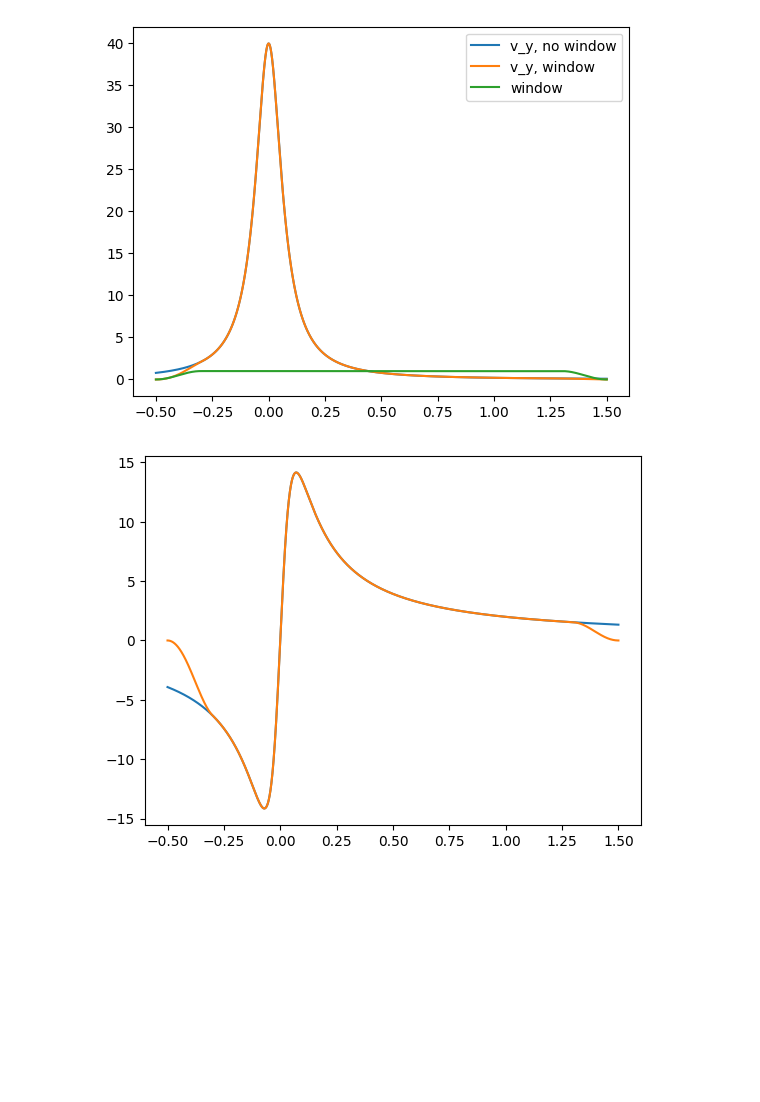
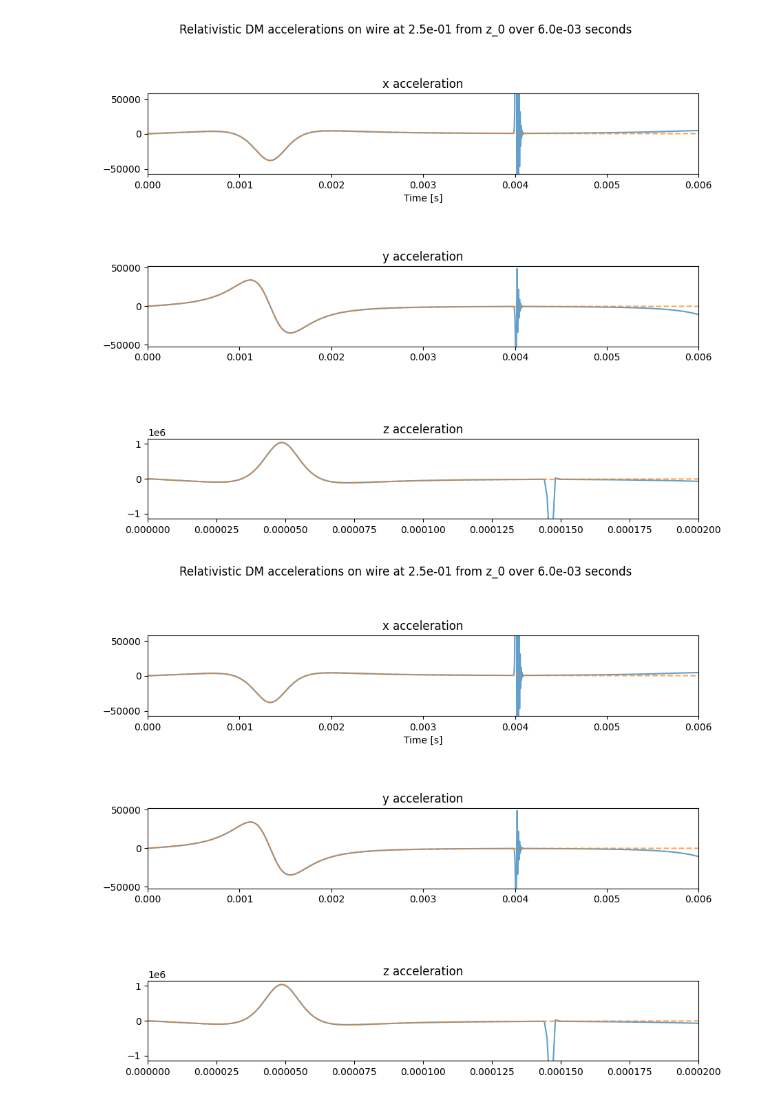
Before and after one commit to tbelvin2000/Phys499code, a Jupyter notebook: GraphSolveAndFuncs.ipynb, the cells around one changed output. Cells and saved outputs as stored; diff of their text form; code cells hidden in the pictures; blank space fills up the shorter version.

Commit message:
Finished CoordinatePlot, added another figure, finished report

```diff
--- a/GraphSolveAndFuncs.ipynb
+++ b/GraphSolveAndFuncs.ipynb
@@ -205,19 +205,19 @@ def graph_func(t_vals, x_acc, y_acc, z_acc, z_t):
     ax1.set_ylim(-x_max, x_max)
     ax1.set_xlim(t0, tf)
     ax1.set_title('x acceleration')
-    ax1.set_ylabel(f'[m / s^2 * (GM/v_p = {small:.2e})^-1]')
+    # ax1.set_ylabel(f'[m / s^2 * (GM/v_p = {small:.2e})^-1]')
 
     ax2.set_ylim(-y_max, y_max)
     ax2.set_xlim(t0, tf)
     ax2.set_title('y acceleration')
-    ax2.set_ylabel(f'[m/s^2 * (GM/v_p = {small:.2e})^-1]')
+    # ax2.set_ylabel(f'[m/s^2 * (GM/v_p = {small:.2e})^-1]')
 
     ax3.set_ylim(-z_max, z_max)
     ax3.set_xlim(t0, z_t_max)
     ax3.set_title('z acceleration')
-    ax3.set_ylabel(f'[m/s^2 * (GM/v_p = {small:.2e})^-1]')
+    # ax3.set_ylabel(f'[m/s^2 * (GM/v_p = {small:.2e})^-1]')
 
-    fig1.text(0.5,-.1, s = f"Wire Properties: {wire_props}\nImpact Properties: {impact_props}", ha='center')
+    # fig1.text(0.5,-.1, s = f"Wire Properties: {wire_props}\nImpact Properties: {impact_props}", ha='center')
     fig1.suptitle(f'{title_label} accelerations on wire at {zwire[z_t]:.1e} from z_0 over {tf:.1e} seconds')
     fig1.tight_layout()
     fig1.set_figwidth(10)
@@ -306,12 +304,13 @@ z_celerations = np.array([accell(t, sol) for t in t_range]).transpose()
 # %%
 # y axes wave
 v_y = v_0 * (b * sinphi - zwire * costheta * sintheta * cosphi)
-figy, axy = plt.subplots()
-axy.plot(zwire, v_y, label='v_y, no window')
-v_y = v_y * window
-axy.plot(zwire, v_y, label= 'v_y, window')
-axy.plot(zwire, window, label='window')
-axy.legend()
+# figy, axy = plt.subplots()
+# axy.plot(zwire, v_y, label='v_y, no window')
+# v_y = v_y * window
+# axy.plot(zwire, v_y, label= 'v_y, window')
+# axy.plot(zwire, window, label='window')
+# axy.legend()
+
 # Initialize coupled array
 u_0 = np.zeros(2*arr_dim)
 u_0[:arr_dim] = disp_0
@@ -319,17 +318,15 @@ u_0[arr_dim:] = v_y
 
 sol = solve_ivp(couple_fun_shear, t_span= [t0, tf], y0= u_0, t_eval= t_eval, method="RK23")
 y_celerations = np.array([accell(t, sol) for t in t_range]).transpose()
-# %% [output]
-[figure, removed]
 # %%
 # x axes wave
 v_x = v_0 * (b * cosphi + zwire * costheta * sintheta * sinphi)
-figx, axx = plt.subplots()
-axx.plot(zwire, v_x, label='v_x, no window')
-v_x = v_x * window
-axx.plot(zwire, v_x, label= 'v_x, window')
-axy.plot(zwire, window, label='window')
-axy.legend()
+# figx, axx = plt.subplots()
+# axx.plot(zwire, v_x, label='v_x, no window')
+# v_x = v_x * window
+# axx.plot(zwire, v_x, label= 'v_x, window')
+# axy.plot(zwire, window, label='window')
+# axx.legend()
 
 # # Initialize coupled array
 u_0 = np.zeros(2*arr_dim)
@@ -338,11 +335,12 @@ u_0[arr_dim:] = v_x
 
 sol = solve_ivp(couple_fun_shear, t_span= [t0, tf], y0= u_0, t_eval= t_eval, method="RK23")
 x_celerations = np.array([accell(t, sol) for t in t_range]).transpose()
-# %% [output]
-[figure, removed]
 # %%
 #Plot
 z_t = arr_dim * 3//8
-# graph_func(sol.t, x_celerations, y_celerations, z_celerations, z_t)
+graph_func(sol.t, x_celerations, y_celerations, z_celerations, z_t)
+# %% [output]
+[figure, added]
+[figure, added]
 # %%
 # animate
```
Also changed, not shown: parts of 2 cells of this notebook, 4 other files.
